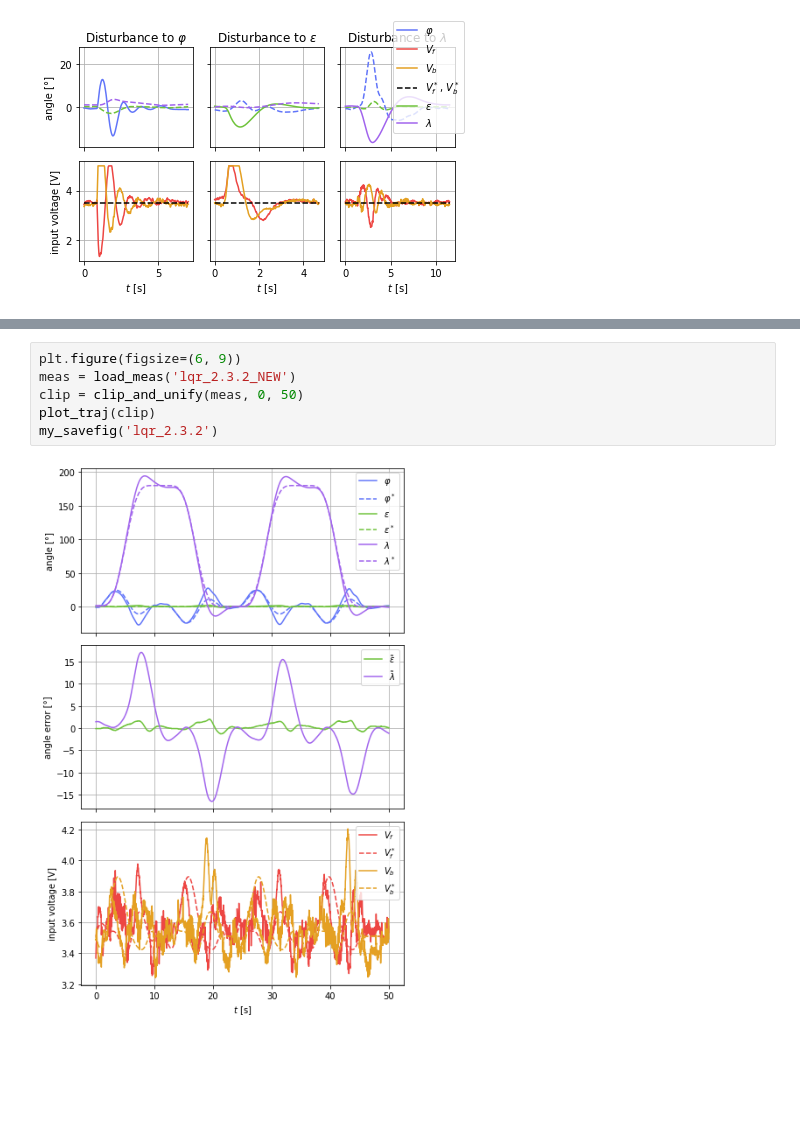
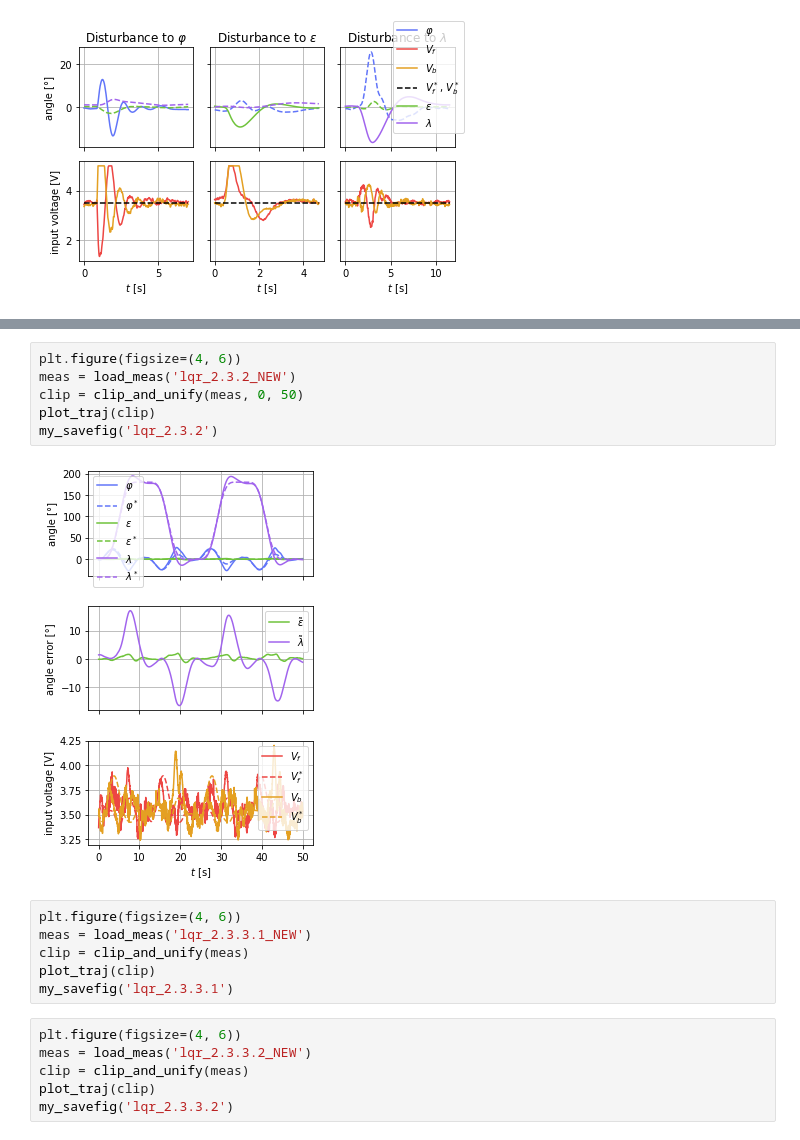
Before and after one commit to Rojetto/helicopter_thesis_code, a Jupyter notebook: scripts/diagrams.ipynb, the cells around one changed output, grey strips where cells are left out. Saved outputs shown, nothing was run; the diff lists cells and outputs as text; blank space fills up the shorter version.

```diff
--- a/scripts/diagrams.ipynb
+++ b/scripts/diagrams.ipynb
@@ -700,8 +713,20 @@ my_savefig('lqr_2.2.1')
 # %%
-plt.figure(figsize=(6, 9))
+plt.figure(figsize=(4, 6))
 meas = load_meas('lqr_2.3.2_NEW')
 clip = clip_and_unify(meas, 0, 50)
 plot_traj(clip)
 my_savefig('lqr_2.3.2')
 # %% [output]
-[figure, old version]
+[figure, new version]
+# %%
+plt.figure(figsize=(4, 6))
+meas = load_meas('lqr_2.3.3.1_NEW')
+clip = clip_and_unify(meas)
+plot_traj(clip)
+my_savefig('lqr_2.3.3.1')
+# %%
+plt.figure(figsize=(4, 6))
+meas = load_meas('lqr_2.3.3.2_NEW')
+clip = clip_and_unify(meas)
+plot_traj(clip)
+my_savefig('lqr_2.3.3.2')
```
Also changed, not shown: parts of 28 cells of this notebook, 6 other files.
